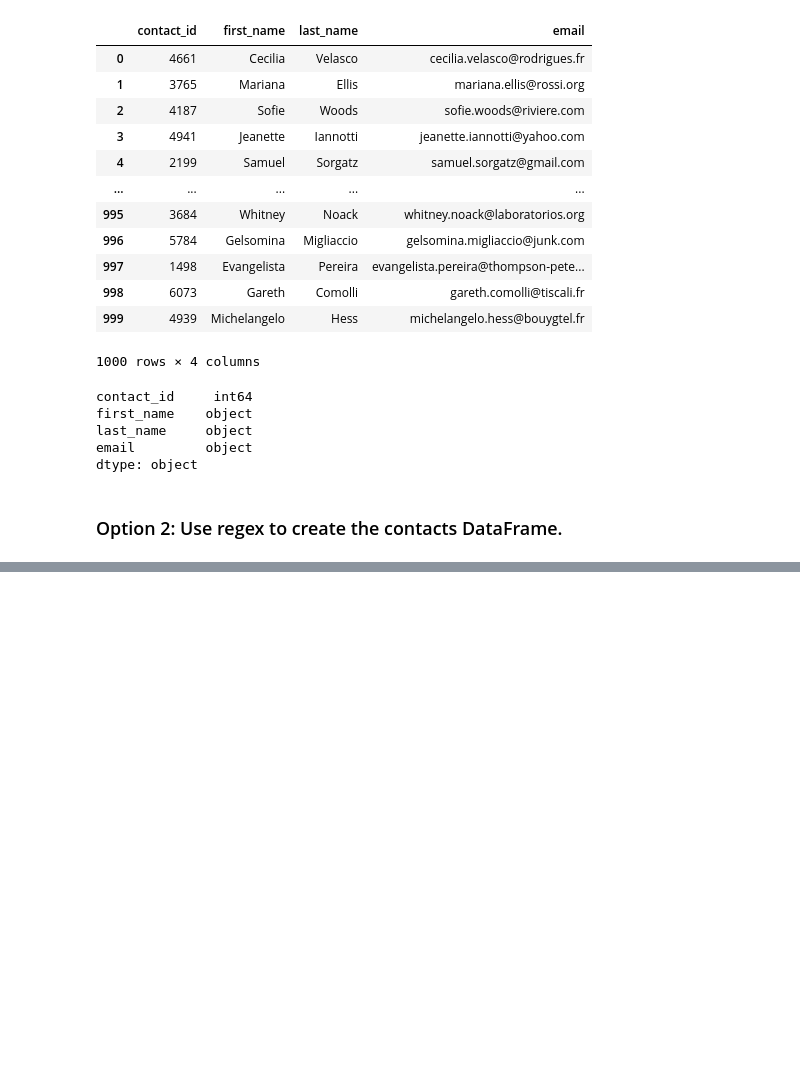
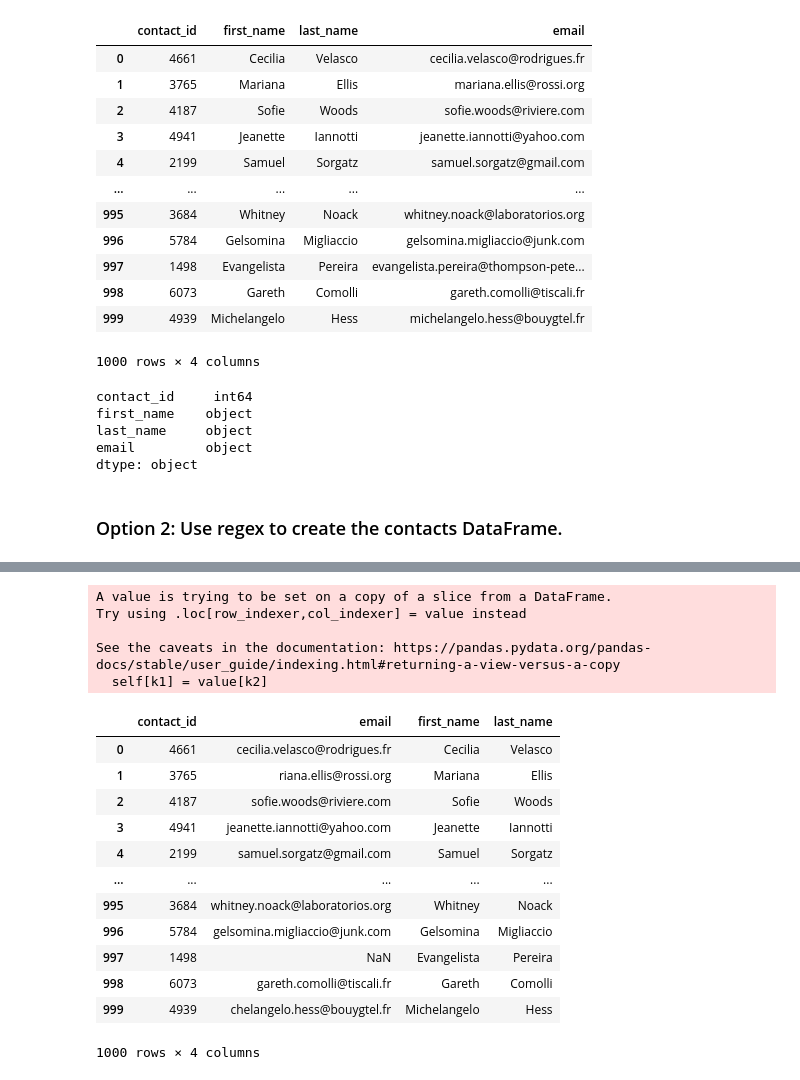
Before and after one commit to katherinewinder1/CrowdfundingETL, a Jupyter notebook: ETL_Mini_Project_BKondidie.ipynb, the cells around one changed output, grey strips where cells are left out. Cells and saved outputs as stored; diff of their text form; code cells hidden in the pictures; blank space fills up the shorter version.

```diff
--- a/ETL_Mini_Project_BKondidie.ipynb
+++ b/ETL_Mini_Project_BKondidie.ipynb
@@ -446,2 +473,4 @@ contact_info_df_copy.head()
 # %%
 # Convert the "contact_id" column to an int64 data type.
+contact_info_df_copy['contact_id'] = contact_info_df_copy['contact_id'].astype('int64')
+contact_info_df_copy
@@ -448,2 +504,4 @@ contact_info_df_copy.head()
 # %%
 # Extract the name of the contact and add it to a new column.
+contact_info_df_copy["name"] = contact_info_df_copy['contact_info'].str.extract(r'([^name"\s][A-Za-z]+\s+[A-Za-z]+)')
+contact_info_df_copy.head()
@@ -450,2 +515,4 @@ contact_info_df_copy.head()
 # %%
 # Extract the email from the contacts and add the values to a new column.
+contact_info_df_copy["email"] = contact_info_df_copy['contact_info'].str.extract(r'([^email"\.][A-Za-z]+\.+[A-Za-z]+\@[A-Za-z]+\.+[A-Za-z]+)')
+contact_info_df_copy.head()
@@ -452,2 +526,4 @@ contact_info_df_copy.head()
 # %%
 # Create a copy of the contact_info_df with the 'contact_id', 'name', 'email' columns.
+new_contact_df = contact_info_df_copy[["contact_id", "name", "email"]]
+new_contact_df
@@ -454,7 +544,28 @@ contact_info_df_copy.head()
 # %%
 # Create a "first"name" and "last_name" column with the first and last names from the "name" column.
-
+new_contact_df[["first_name", "last_name"]] = new_contact_df["name"].str.split(" ", n=1, expand=True)
 
 # Drop the contact_name column
+contacts_df_clean = new_contact_df.drop(["name"], axis=1)
+contacts_df_clean
+# %% [output]
+A value is trying to be set on a copy of a slice from a DataFrame.
+Try using .loc[row_indexer,col_indexer] = value instead
+
+See the caveats in the documentation: https://pandas.pydata.org/pandas-docs/stable/user_guide/indexing.html#returning-a-view-versus-a-copy
+  self[k1] = value[k2]
+|  | contact_id | email | first_name | last_name |
+| 0 | 4661 | cecilia.velasco@rodrigues.fr | Cecilia | Velasco |
+| 1 | 3765 | riana.ellis@rossi.org | Mariana | Ellis |
+| 2 | 4187 | sofie.woods@riviere.com | Sofie | Woods |
+| 3 | 4941 | jeanette.iannotti@yahoo.com | Jeanette | Iannotti |
+| 4 | 2199 | samuel.sorgatz@gmail.com | Samuel | Sorgatz |
+| ... | ... | ... | ... | ... |
+| 995 | 3684 | whitney.noack@laboratorios.org | Whitney | Noack |
+| 996 | 5784 | gelsomina.migliaccio@junk.com | Gelsomina | Migliaccio |
+| 997 | 1498 | NaN | Evangelista | Pereira |
+| 998 | 6073 | gareth.comolli@tiscali.fr | Gareth | Comolli |
+| 999 | 4939 | chelangelo.hess@bouygtel.fr | Michelangelo | Hess |
+1000 rows × 4 columns
 # %%
 # Reorder the columns
```
Also changed, not shown: parts of 11 cells of this notebook, 4 other files.
